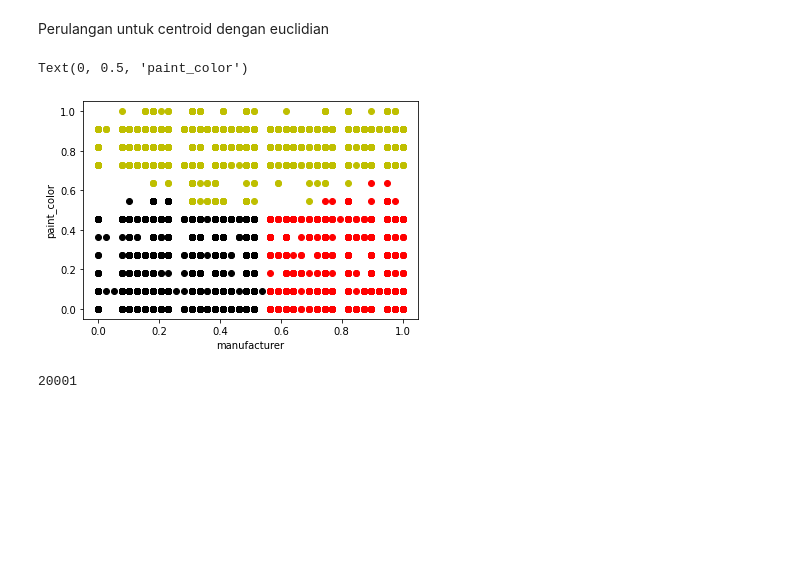
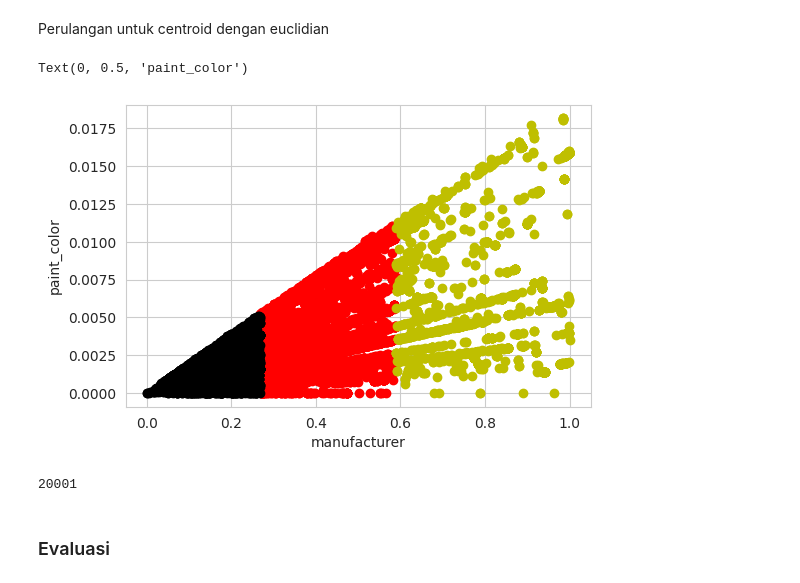
Before and after one commit to rickylukman/Machine-Learning, a Jupyter notebook: Machine_Learning_Clustering_Alvianda_Ricky.ipynb, the cells around one changed output. Drawn from its saved outputs; the diff is of its cells as text; code cells hidden in the pictures; blank space fills up the shorter version.

```diff
--- a/Machine_Learning_Clustering_Alvianda_Ricky.ipynb
+++ b/Machine_Learning_Clustering_Alvianda_Ricky.ipynb
@@ -78,0 +537,16 @@ cluster.shape
+# %%
+# Menggunakan SSE
+#centroid1 red
+jumlah1 = 0
+for i in range(len(clusAr)):
+  jarakcentro = (clusAr[i]-centroid1[0])**2 + (clusBr[i]-centroid1[1])**2
+  jumlah1 = jumlah1 + jarakcentro
+print("centroid 1 =", jumlah1)
+#centroid2 yellow
+jumlah2 = 0
+for i in range(len(clusAy)):
+  jarakcentro = (clusAy[i]-centroid2[0])**2 + (clusBy[i]-centroid2[1])**2
+  jumlah2 = jumlah2 + jarakcentro
+print("centroid 2 =",jumlah2)
+SSE = jumlah1 + jumlah2
+print("SSE =", SSE)
@@ -100,8 +580,8 @@ titik = list(zip(dx, dy))
 import random
 # %%
 def cekcentroid(centroid1,centroid2):
-  cobax = random.uniform(0,1)
-  cobay = random.uniform(0,1)
+  cobax = random.uniform(0,0.1)
+  cobay = random.uniform(0,0.019)
   if (cobax!=centroid1[0]) and (cobay!=centroid1[1]) and (centroid2==0):
     centroid2 = [cobax,cobay]
     return centroid2
@@ -109,8 +589,8 @@ def cekcentroid(centroid1,centroid2):
     centroid3 = [cobax,cobay]
     return centroid3
 # %%
-cobax = random.uniform(0,1)
-cobay = random.uniform(0,1)
+cobax = random.uniform(0,0.1)
+cobay = random.uniform(0,0.019)
 centroid1 = [cobax,cobay]
 centroid2 = cekcentroid(centroid1,0)
 centroid3 = cekcentroid(centroid1,centroid2)
@@ -138,7 +616,7 @@ import math
 # %%
 cek = False
-clusterfix = []
 while cek != True:
+  clusterfix = []
   # Proses menklusterkan
   #clusAr = kolomA RED, clusAy = kolomA YELLOW, clusAb = kolomA BLACK
   clusAr, clusAy, clusAb = [], [], []
@@ -146,54 +624,57 @@ while cek != True:
   for i in titik:
     # Menghitung jarak 2 titik dengan Euclidian Distance
     #jarak antara titik i dengan centroid pertama (red))
-    hitung1 = (i[0] - centroid1[0])**2 + (i[1] - centroid1[1])**2
+    hitung1 = math.sqrt((i[0] - centroid1[0])**2 + (i[1] - centroid1[1])**2)
     #jarak antara titik i dengan centroid kedua (yellow)
-    hitung2 = (i[0] - centroid2[0])**2 + (i[1] - centroid2[1])**2
+    hitung2 = math.sqrt((i[0] - centroid2[0])**2 + (i[1] - centroid2[1])**2)
     #jarak antara titik i dengan centroid ketiga (black)
-    hitung3 = (i[0] - centroid3[0])**2 + (i[1] - centroid3[1])**2
+    hitung3 = math.sqrt((i[0] - centroid3[0])**2 + (i[1] - centroid3[1])**2)
 
     if min(hitung1, hitung2, hitung3) == hitung1:
-      # red
+      # red titik
       clusAr.append(i[0])
       clusBr.append(i[1])
+      # titik AB masuk diklaster 1
       clusterfix.append(1)
     elif min(hitung1, hitung2, hitung3) == hitung2:
-      # yellow
+      # yellow titik
       clusAy.append(i[0])
       clusBy.append(i[1])
+      # titik AB masuk diklaster 2
       clusterfix.append(2)
     elif min(hitung1, hitung2, hitung3) == hitung3:
-      # black
+      # black titik
       clusAb.append(i[0])
       clusBb.append(i[1])
+      # titik AB masuk diklaster 3
       clusterfix.append(3)
   #endfor
 
   # a,b,c untuk menyimpan centroid sebelumnya
   a = centroid1
   b = centroid2
   c = centroid3
 
-  # Update centroid
+  # Update centroid menghitung rata rata jarak di cluster tersebut
   centroid1 = [sum(clusAr)/len(clusAr), sum(clusBr)/len(clusBr)]
   centroid2 = [sum(clusAy)/len(clusAy), sum(clusBy)/len(clusBy)]
   centroid3 = [sum(clusAb)/len(clusAb), sum(clusBb)/len(clusBb)]
 
   # Cek apakah centroid tetap atau berubah
   if (centroid1 == a) and (centroid2 == b) and (centroid3 == c):
-      cek = True
+    cek = True
 
 #endwhile
 
 # plt.scatter(dx, dy, s = 10, c = 'b')
 plt.scatter(clusAr, clusBr, c='r')
 plt.scatter(clusAy, clusBy, c='y')
 plt.scatter(clusAb, clusBb, c='black')
 plt.xlabel('manufacturer')
 plt.ylabel('paint_color')
 # %% [output]
 Text(0, 0.5, 'paint_color')
-[figure, old version]
+[figure, new version]
 # %%
 print(len(clusterfix))
 # %% [output]
@@ -200,0 +688,2 @@ print(len(clusterfix))
+# %% [markdown]
+### Evaluasi
```
Also changed, not shown: parts of 79 cells of this notebook.
